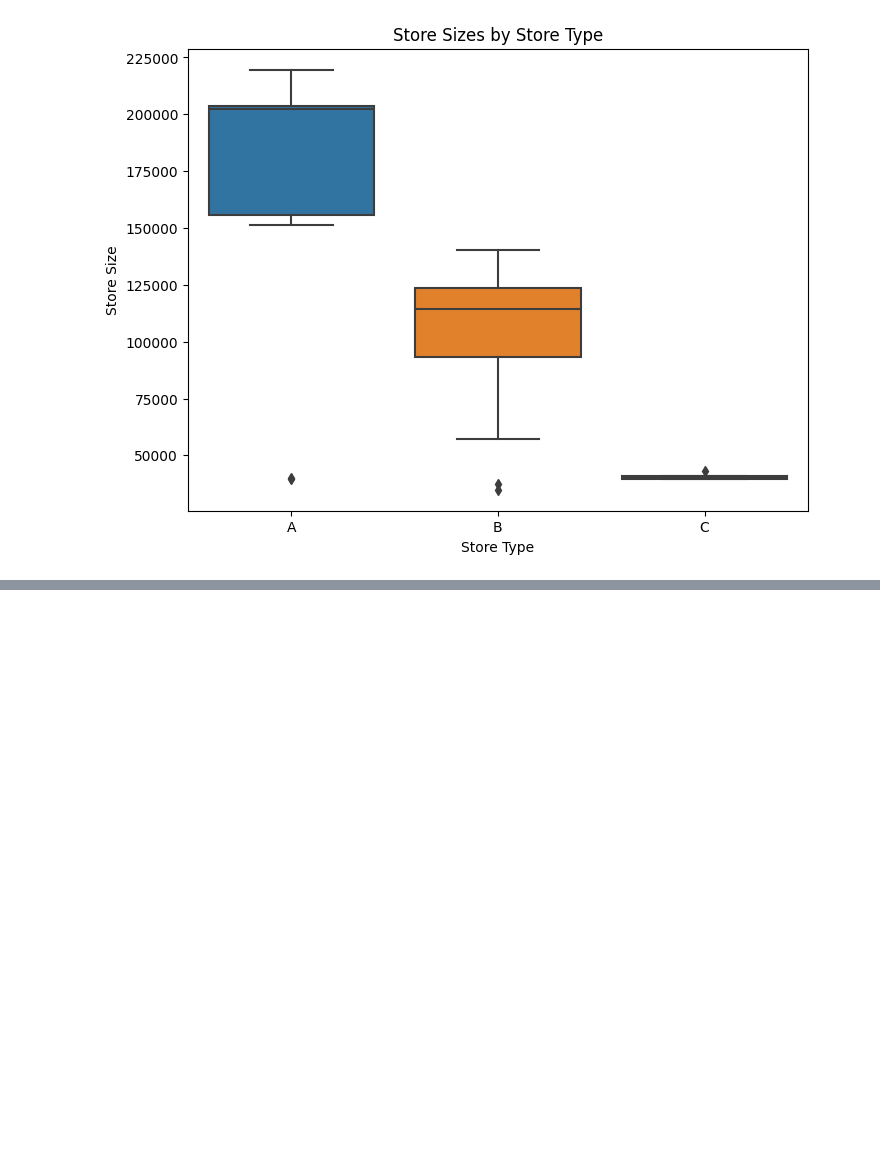
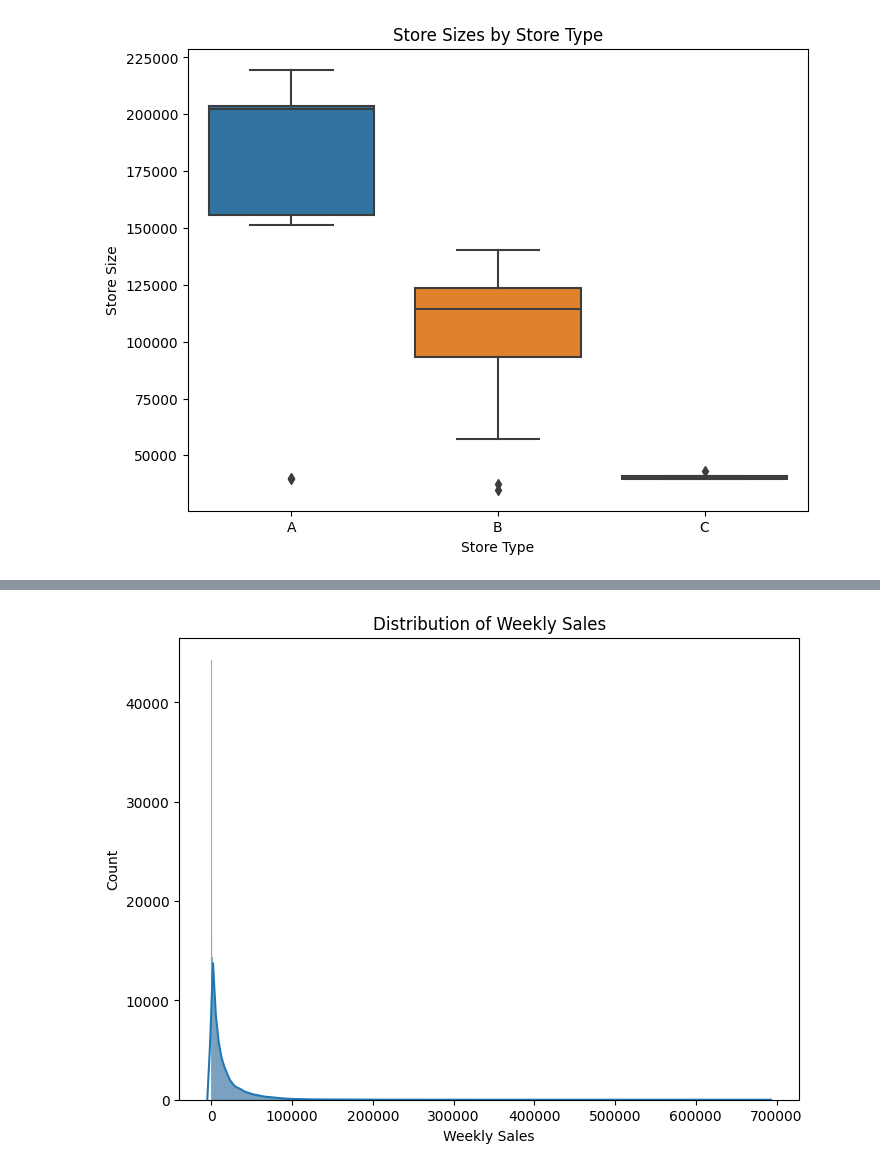
Before and after one commit to arduinto/SalesForecasting, a Jupyter notebook: SalesForecasting.ipynb, the cells around one changed output, grey strips where cells are left out. Cells and saved outputs as stored; diff of their text form; code cells hidden in the pictures; blank space fills up the shorter version.

```diff
--- a/SalesForecasting.ipynb
+++ b/SalesForecasting.ipynb
@@ -443,0 +444,10 @@ memory usage: 1.3+ KB
+# %%
+# Distribution of weekly sales
+plt.figure(figsize=(8,6))
+sns.histplot(data=train, x='Weekly_Sales', kde=True)
+plt.title('Distribution of Weekly Sales')
+plt.xlabel('Weekly Sales')
+plt.ylabel('Count')
+plt.show()
+# %% [output]
+[figure, added]
```
Also changed, not shown: parts of 11 cells of this notebook, 3 other files.
